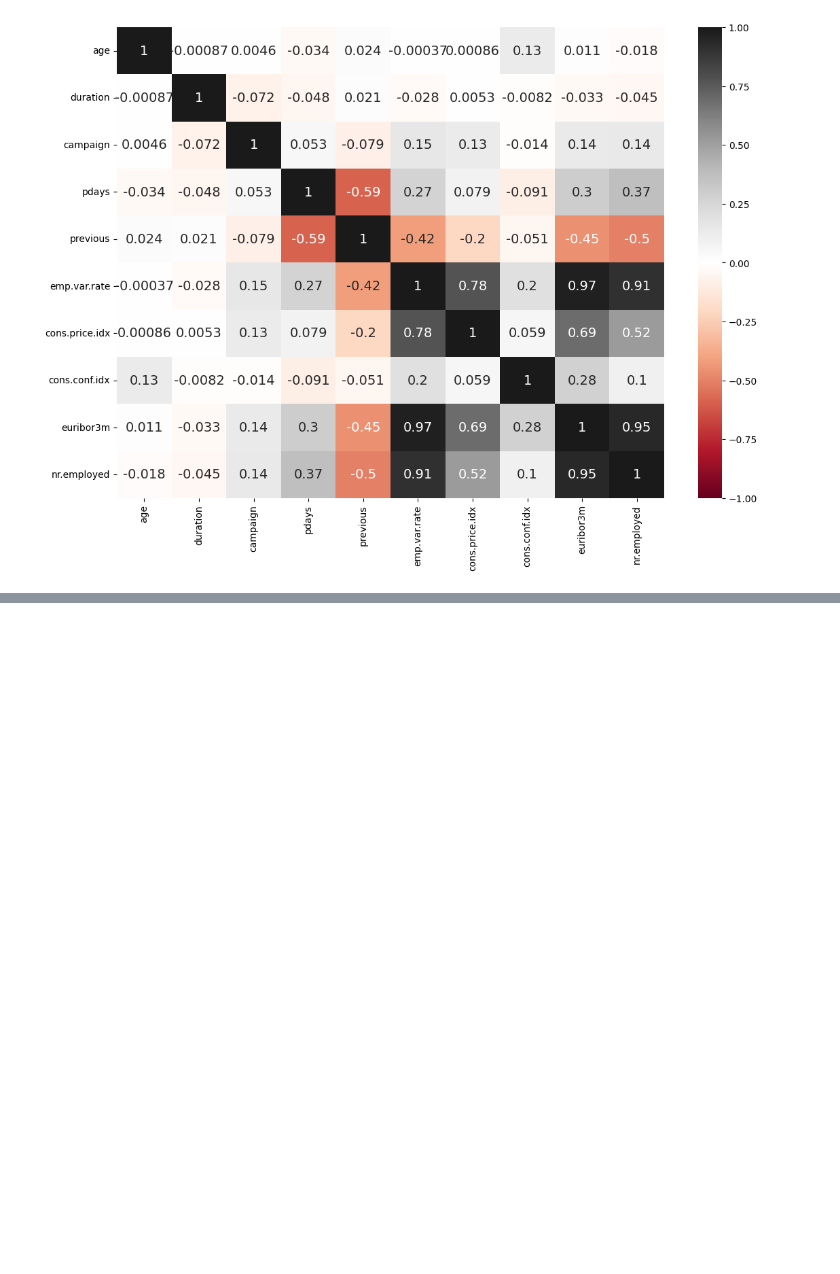
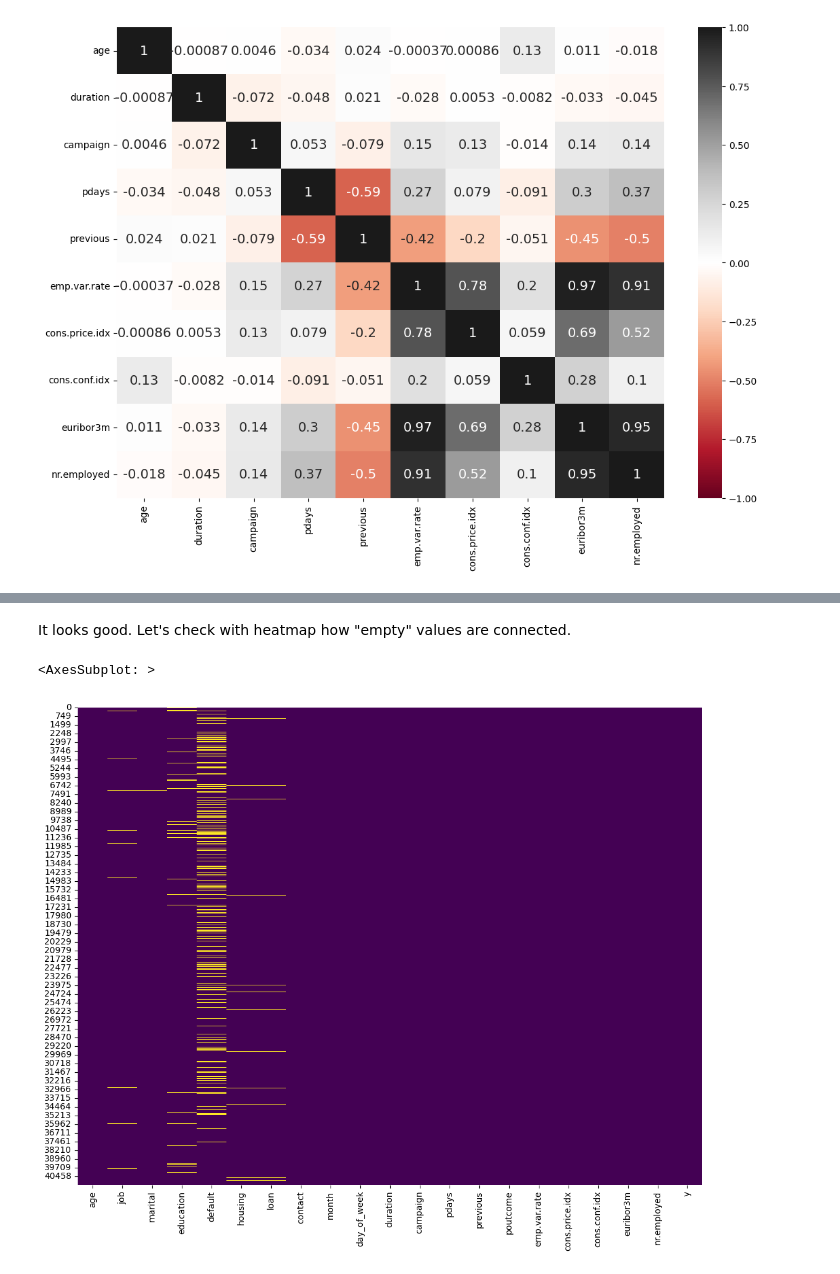
Before and after one commit to rsouza/MasterClassUseCase, a Jupyter notebook: 1_Classification/Bank_Marketing/classification_task_Martina.ipynb, the cells around one changed output, grey strips where cells are left out. Drawn from its saved outputs; the diff is of its cells as text; code cells hidden in the pictures; blank space fills up the shorter version.

```diff
--- a/1_Classification/Bank_Marketing/classification_task_Martina.ipynb
+++ b/1_Classification/Bank_Marketing/classification_task_Martina.ipynb
@@ -427,0 +468,5 @@ How do we treat unknown in analysis? Do we try to find substitute for it or we t
+# %%
+# Remove duplicate rows
+# Set inplace = True
+
+df.drop_duplicates(inplace=True)
@@ -427,0 +497,3 @@ How do we treat unknown in analysis? Do we try to find substitute for it or we t
+# %%
+df2=df.replace(to_replace='unknown',value=None,inplace=False)
+df2.head()
@@ -427,0 +550,8 @@ How do we treat unknown in analysis? Do we try to find substitute for it or we t
+# %% [markdown]
+It looks good. Let's check with heatmap how "empty" values are connected.
+# %%
+plt.figure(figsize=(13,10))
+sns.heatmap(df2.isnull(),cbar=False,cmap='viridis')
+# %% [output]
+<AxesSubplot: >
+[figure, added]
```
Also changed, not shown: parts of 81 cells of this notebook.
